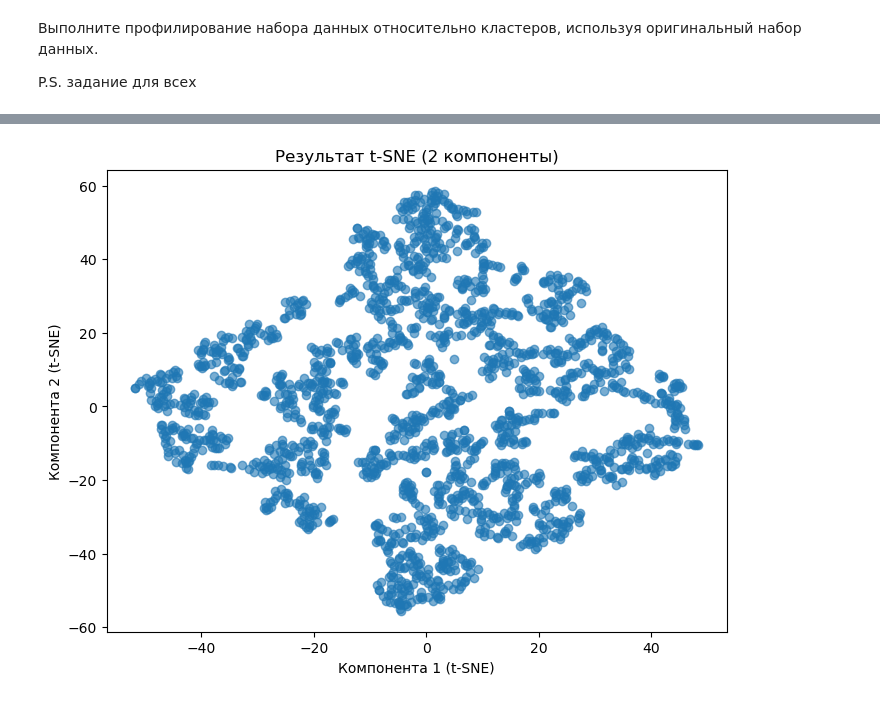
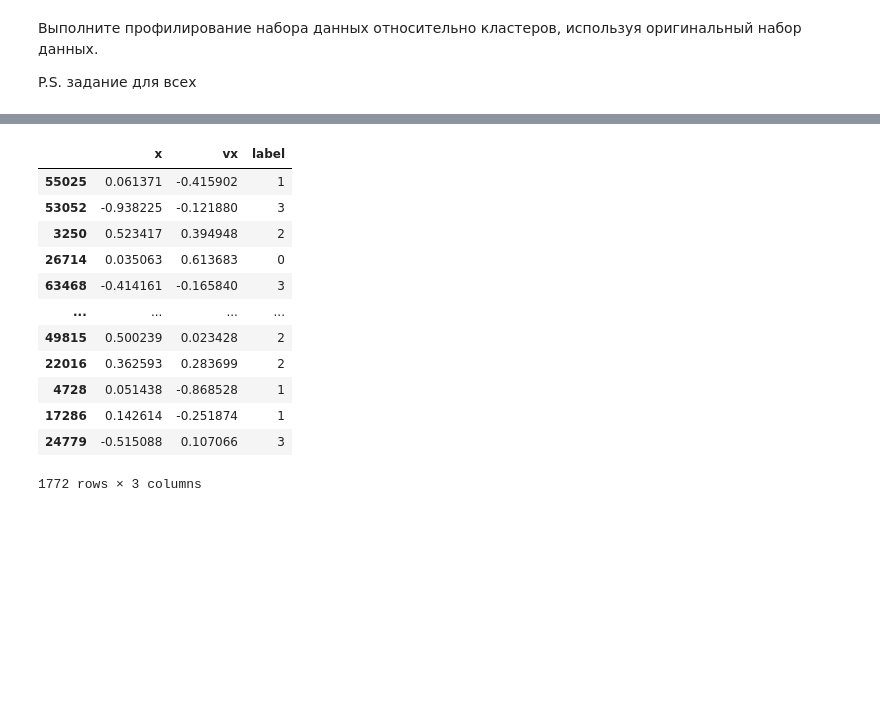
Before and after one commit to vpopvy/ML_vvsu_2023, a Jupyter notebook: lab4/Задание_4.ipynb, the cells around one changed output, grey strips where cells are left out. Saved outputs shown, nothing was run; the diff lists cells and outputs as text; code cells hidden in the pictures; blank space fills up the shorter version.

```diff
--- a/lab4/Задание_4.ipynb
+++ b/lab4/Задание_4.ipynb
@@ -681,18 +632,16 @@ Text(0.5, 1.0, 'Результат PCA (2 компоненты)')
-# %%
-import numpy as np
-import matplotlib.pyplot as plt
-from sklearn.manifold import TSNE
-
-# Создаем объект t-SNE и снижаем размерность до 2 компонент
-tsne = TSNE(n_components=2)
-data_tsne = tsne.fit_transform(x)
-
-# Визуализируем данные после применения t-SNE
-plt.figure(figsize=(8, 6))
-plt.scatter(data_tsne[:, 0], data_tsne[:, 1], alpha=0.6)
-plt.xlabel('Компонента 1 (t-SNE)')
-plt.ylabel('Компонента 2 (t-SNE)')
-plt.title('Результат t-SNE (2 компоненты)')
-plt.show()
-# %% [output]
-[figure, removed]
+# %%
+df_cluster
+# %% [output]
+|  | x | vx | label |
+| 55025 | 0.061371 | -0.415902 | 1 |
+| 53052 | -0.938225 | -0.121880 | 3 |
+| 3250 | 0.523417 | 0.394948 | 2 |
+| 26714 | 0.035063 | 0.613683 | 0 |
+| 63468 | -0.414161 | -0.165840 | 3 |
+| ... | ... | ... | ... |
+| 49815 | 0.500239 | 0.023428 | 2 |
+| 22016 | 0.362593 | 0.283699 | 2 |
+| 4728 | 0.051438 | -0.868528 | 1 |
+| 17286 | 0.142614 | -0.251874 | 1 |
+| 24779 | -0.515088 | 0.107066 | 3 |
+1772 rows × 3 columns
```
Also changed, not shown: parts of 40 cells of this notebook.
